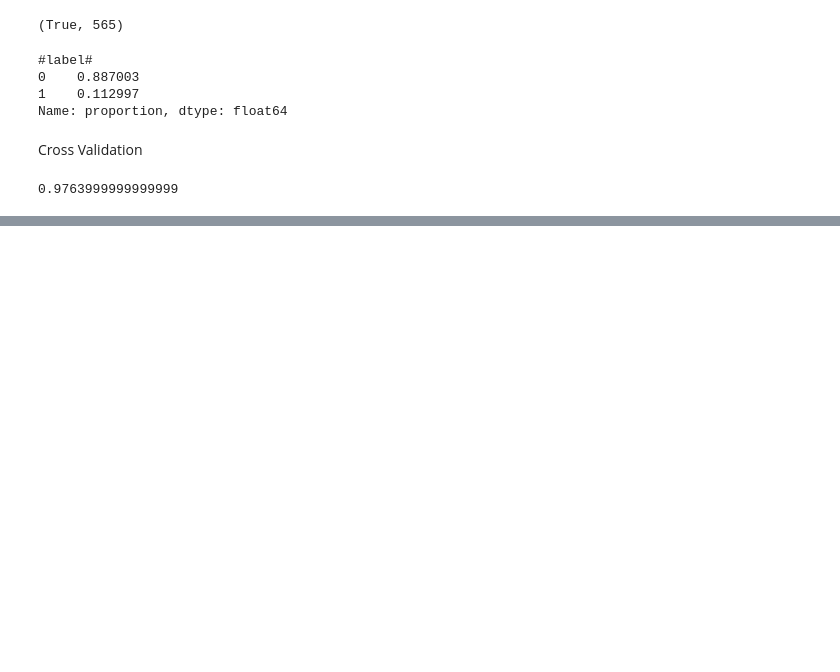
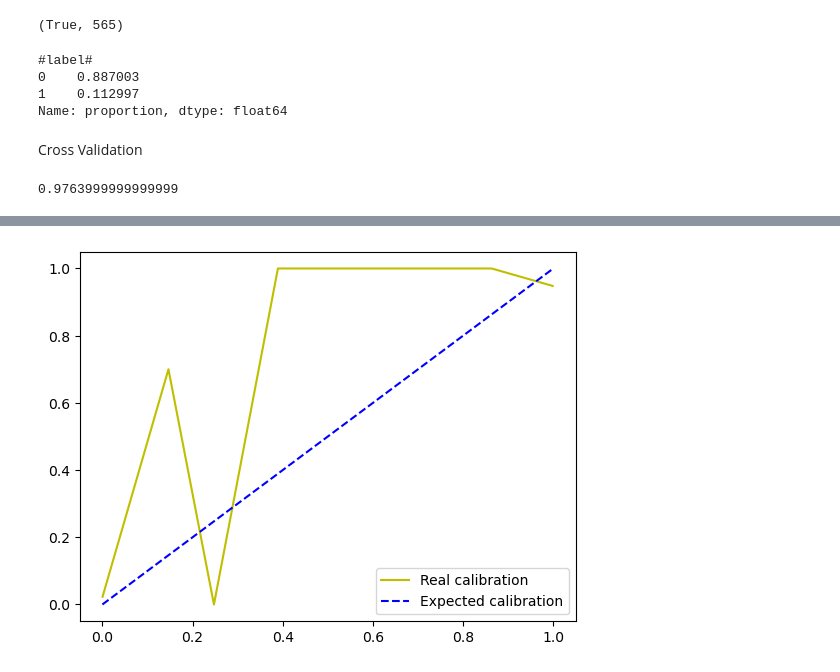
Before and after one commit to bmalick/machine-learning-grind, a Jupyter notebook: 01-machine-learning/01-stats/04-naives-bayes/main.ipynb, the cells around one changed output, grey strips where cells are left out. Cells and saved outputs as stored; diff of their text form; code cells hidden in the pictures; blank space fills up the shorter version.

Commit message:
stats: naive_bayes - calibration

```diff
--- a/01-machine-learning/01-stats/04-naives-bayes/main.ipynb
+++ b/01-machine-learning/01-stats/04-naives-bayes/main.ipynb
@@ -82,0 +78,7 @@ scores.mean()
+# %%
+X1, X2, y1, y2 = train_test_split(X, y, test_size=0.5, random_state=42)
+
+clf = naive_bayes.NaiveBayesFromScratch(distribution="bernoulli")
+clf.fit(X1, y1)
+
+probas = clf.predict_proba(X2)
@@ -82,0 +95,4 @@ scores.mean()
+# %%
+naive_bayes.calibration_curve_from_scratch(y_true=y2, pred_probas=probas, k=10)
+# %% [output]
+[figure, added]
```
Also changed, not shown: parts of 5 cells of this notebook, 2 other files.
